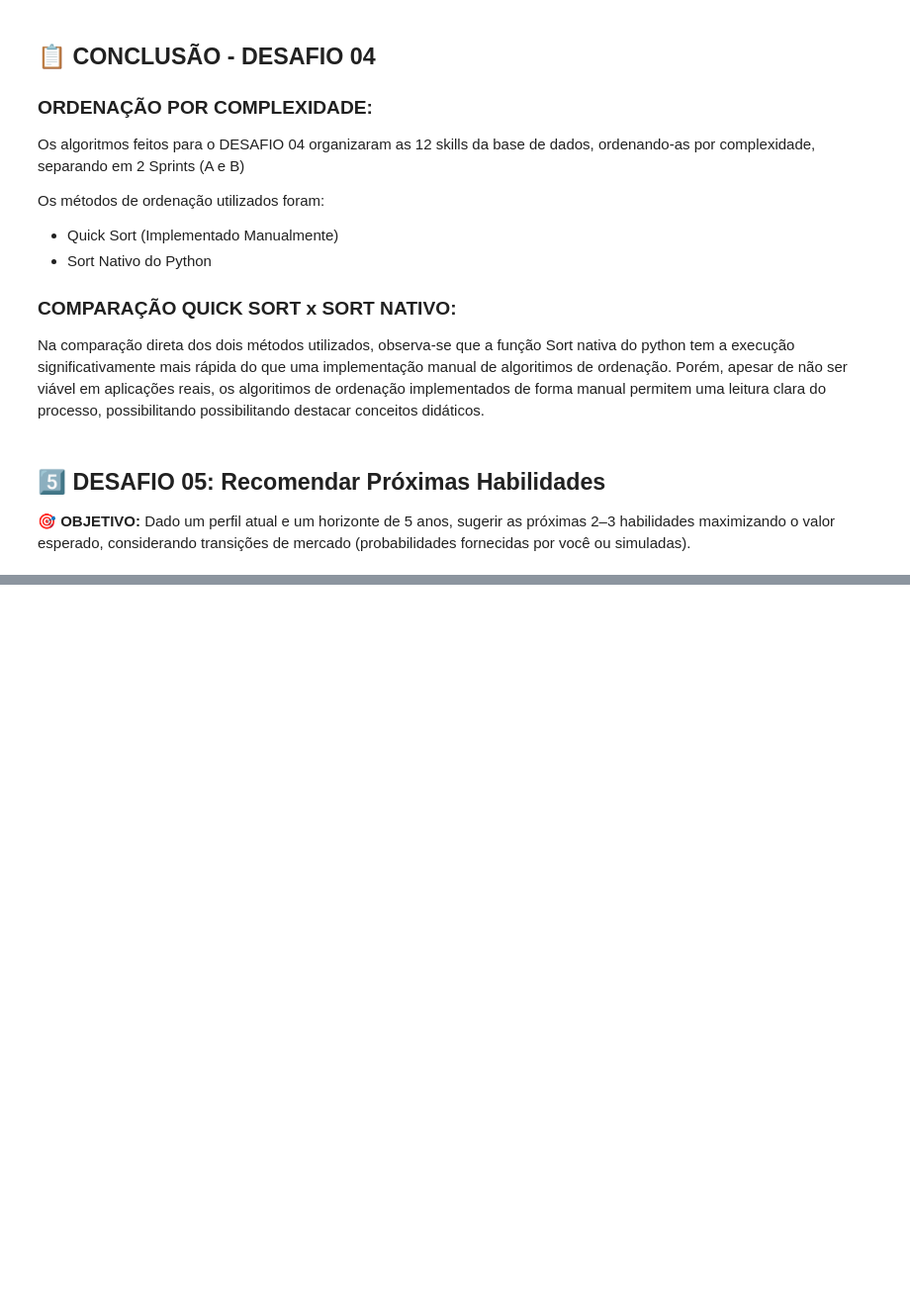
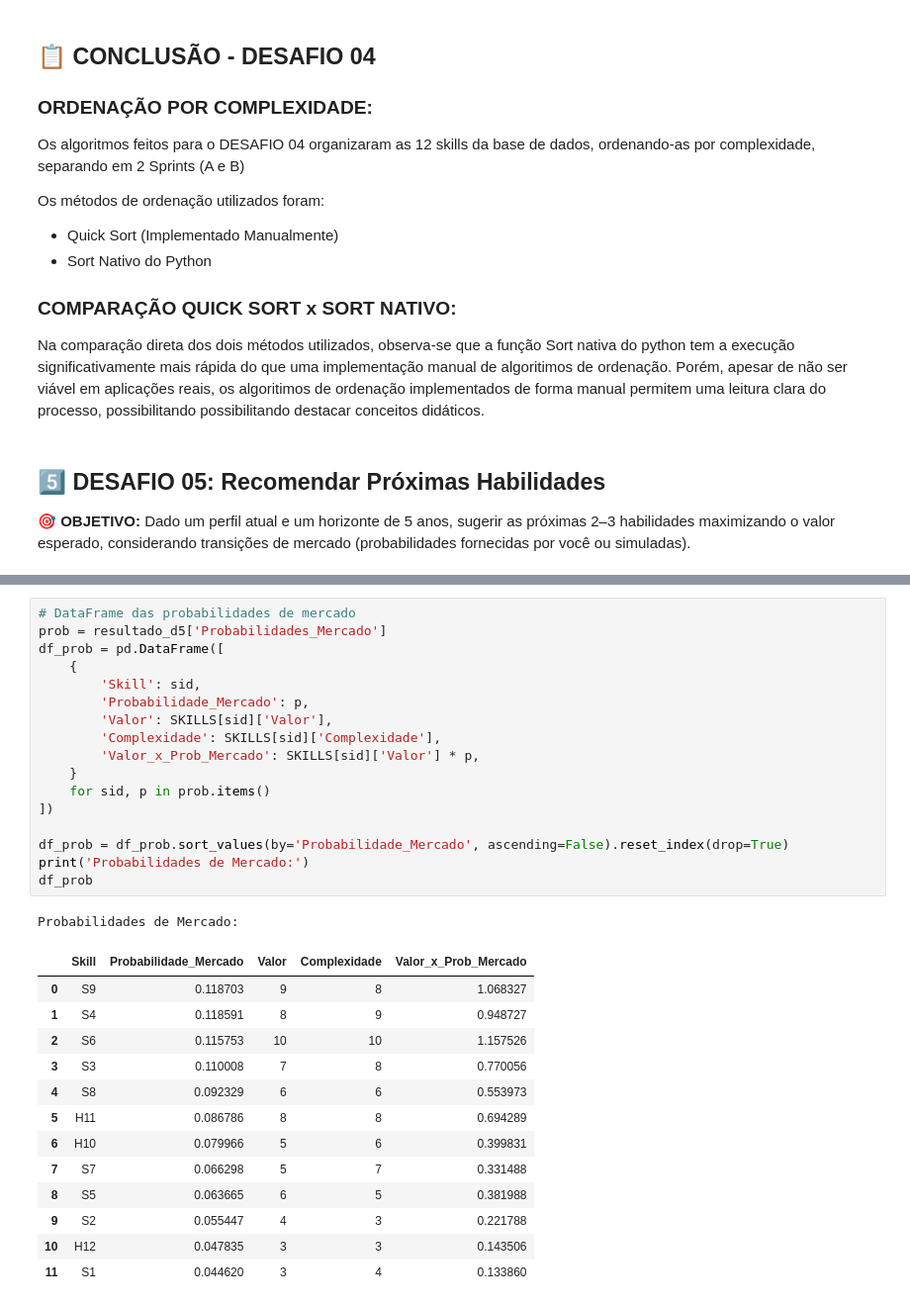
Before and after one commit to yRaffa/GS-2025-2_DynamicProgrramming, a Jupyter notebook: relatorio.ipynb, the cells around one changed output, grey strips where cells are left out. Shown at 99% size. Saved outputs shown, nothing was run; the diff lists cells and outputs as text; blank space fills up the shorter version.

```diff
--- a/relatorio.ipynb
+++ b/relatorio.ipynb
@@ -431,0 +492,32 @@ Na comparação direta dos dois métodos utilizados, observa-se que a função S
+# %%
+# DataFrame das probabilidades de mercado
+prob = resultado_d5['Probabilidades_Mercado']
+df_prob = pd.DataFrame([
+    {
+        'Skill': sid,
+        'Probabilidade_Mercado': p,
+        'Valor': SKILLS[sid]['Valor'],
+        'Complexidade': SKILLS[sid]['Complexidade'],
+        'Valor_x_Prob_Mercado': SKILLS[sid]['Valor'] * p,
+    }
+    for sid, p in prob.items()
+])
+
+df_prob = df_prob.sort_values(by='Probabilidade_Mercado', ascending=False).reset_index(drop=True)
+print('Probabilidades de Mercado:')
+df_prob
+# %% [output]
+Probabilidades de Mercado:
+|  | Skill | Probabilidade_Mercado | Valor | Complexidade | Valor_x_Prob_Mercado |
+| 0 | S9 | 0.118703 | 9 | 8 | 1.068327 |
+| 1 | S4 | 0.118591 | 8 | 9 | 0.948727 |
+| 2 | S6 | 0.115753 | 10 | 10 | 1.157526 |
+| 3 | S3 | 0.110008 | 7 | 8 | 0.770056 |
+| 4 | S8 | 0.092329 | 6 | 6 | 0.553973 |
+| 5 | H11 | 0.086786 | 8 | 8 | 0.694289 |
+| 6 | H10 | 0.079966 | 5 | 6 | 0.399831 |
+| 7 | S7 | 0.066298 | 5 | 7 | 0.331488 |
+| 8 | S5 | 0.063665 | 6 | 5 | 0.381988 |
+| 9 | S2 | 0.055447 | 4 | 3 | 0.221788 |
+| 10 | H12 | 0.047835 | 3 | 3 | 0.143506 |
+| 11 | S1 | 0.044620 | 3 | 4 | 0.133860 |
```
Also changed, not shown: parts of 11 cells of this notebook, 6 other files.
